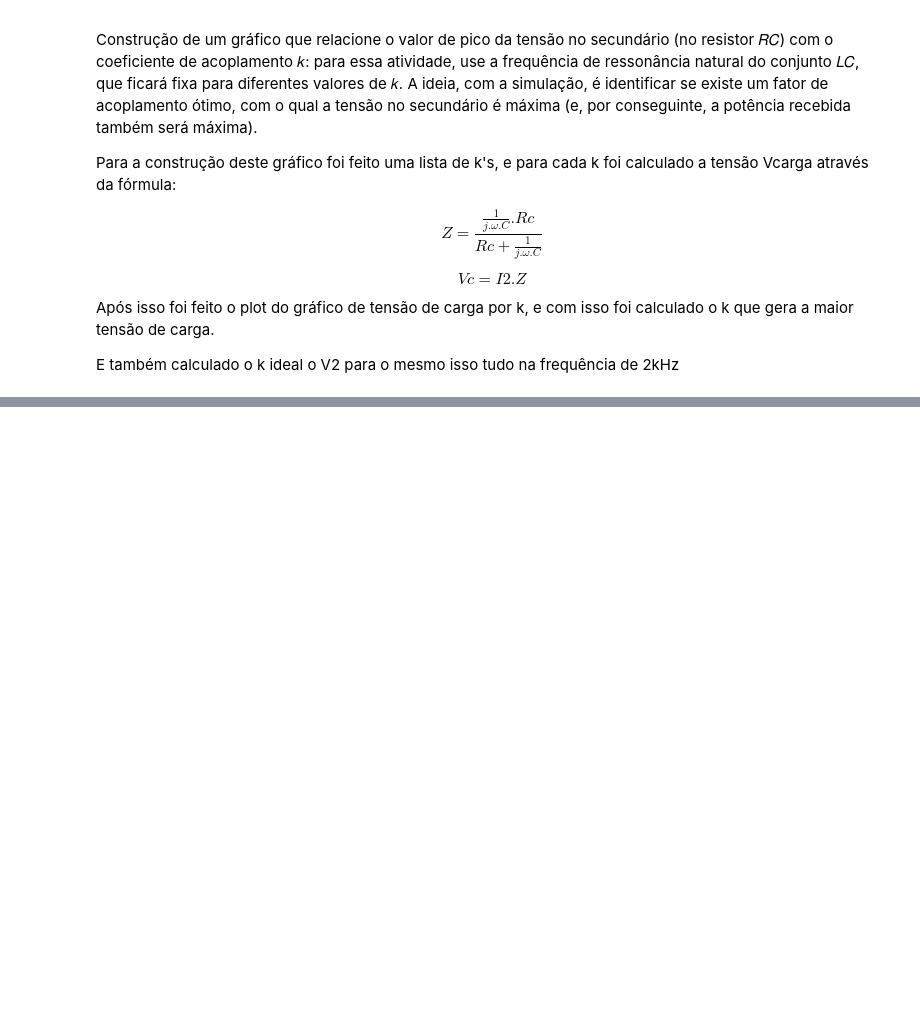
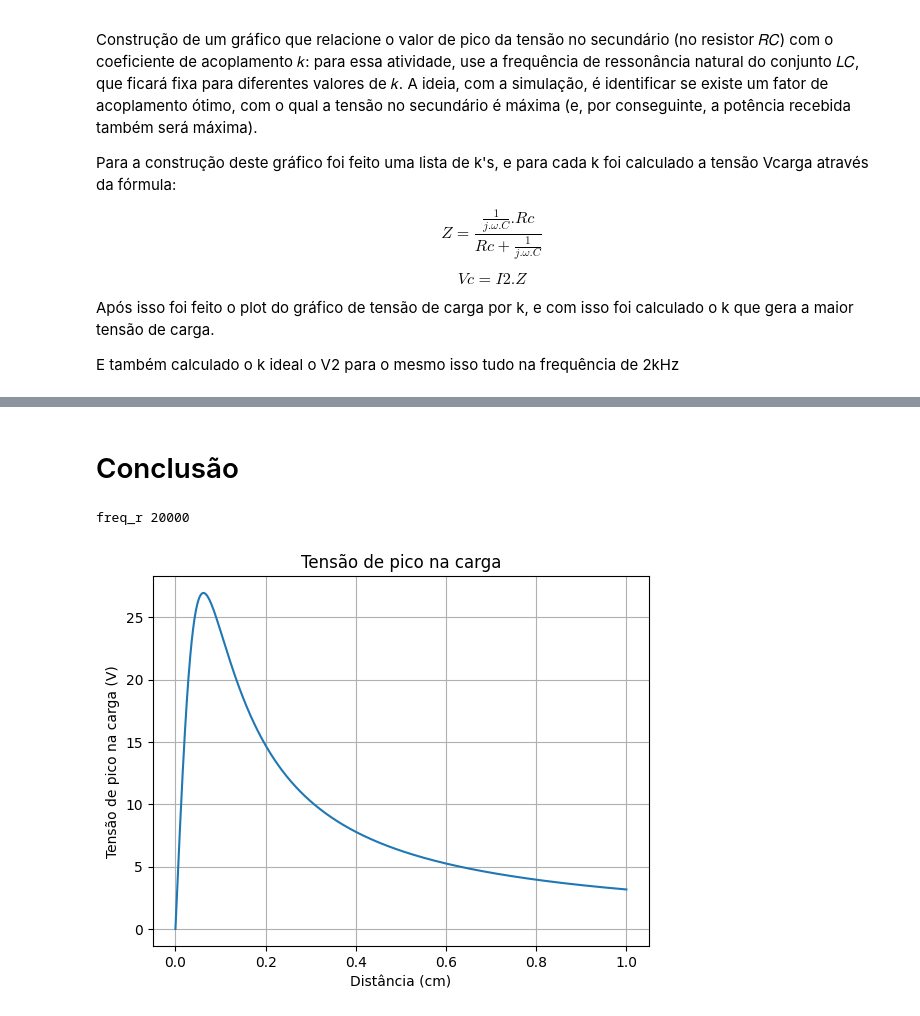
Before and after one commit to pedrofracassi/insper-eletromag-projeto, a Jupyter notebook: Etapa1.ipynb, the cells around one changed output, grey strips where cells are left out. Saved outputs shown, nothing was run; the diff lists cells and outputs as text; code cells hidden in the pictures; blank space fills up the shorter version.

Commit message:
add conclusão

```diff
--- a/Etapa1.ipynb
+++ b/Etapa1.ipynb
@@ -353,0 +354,37 @@ v2 26.958708444885936
+# %% [markdown]
+# Conclusão
+# %%
+
+# freq_r = 1/(2*pi*sqrt(L*C))
+freq_r = lista_freq[i]
+
+freq_r = 20000
+Ufonte = 5 * 2/pi
+Rcarga = 1000
+R1 = 1.884
+R2 = 1.883
+L1 = 650.9 * 10**(-6)
+L2 = 614.7 * 10**(-6)
+C = 0.1e-6
+print('freq_r', freq_r)
+
+lista_k = np.linspace(0, 1, 1000)
+lista_tensao_pico = []
+for k_novo in lista_k:
+    i1, i2, V2 = calcula_transformador(Ufonte, Rcarga, freq_r, R1, R2, L1, L2, C, k_novo)
+    w = 2*pi*freq_r
+    Z_eq_carga = ((1/(1j*w*C))*Rcarga)/((1/(1j*w*C))+Rcarga)
+    V_carga = i2*Z_eq_carga
+    lista_tensao_pico.append(abs(V_carga))
+
+plt.plot(lista_k, lista_tensao_pico)
+i_pico = lista_tensao_pico.index(max(lista_tensao_pico))
+pico = lista_k[i_pico]
+plt.title("Tensão de pico na carga")
+plt.xlabel("Distância (cm)")
+plt.ylabel("Tensão de pico na carga (V)")
+plt.grid(True)
+plt.show()
+# %% [output]
+freq_r 20000
+[figure, added]
```
Also changed, not shown: parts of 7 cells of this notebook.
